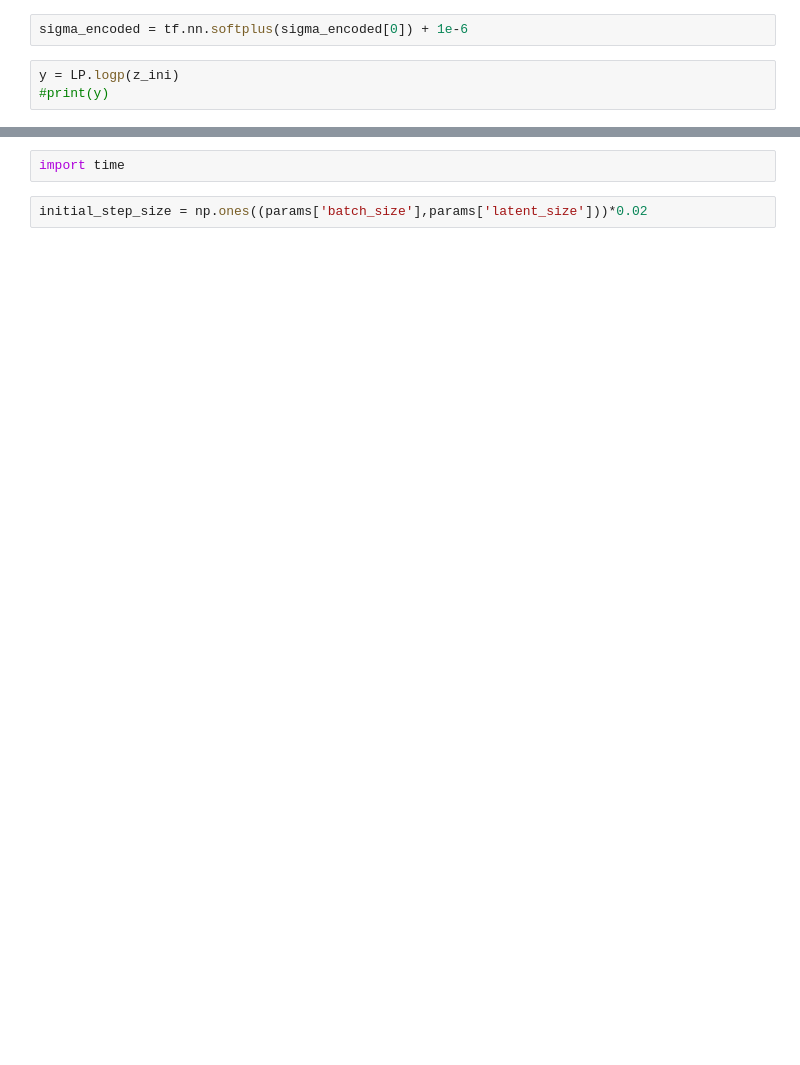
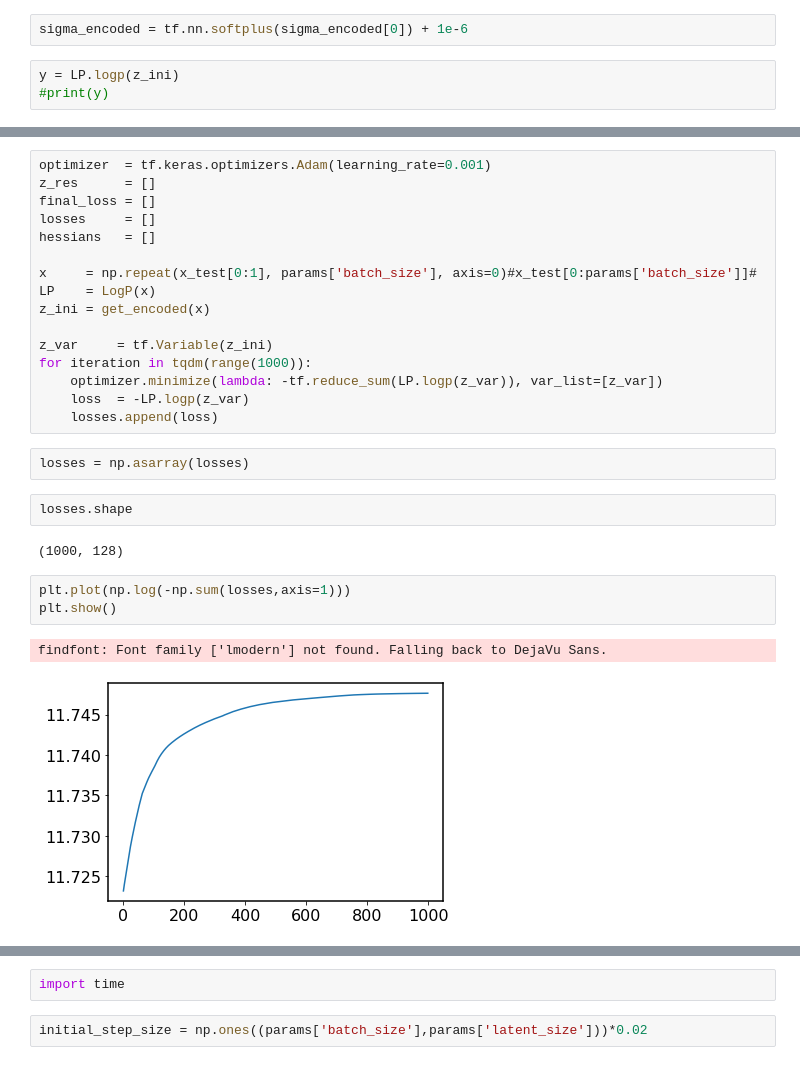
Before and after one commit to VMBoehm/PAE, a Jupyter notebook: notebooks/tf2/FMNIST_sampler-VAE.ipynb, the cells around one changed output, grey strips where cells are left out. Saved outputs shown, nothing was run; the diff lists cells and outputs as text; blank space fills up the shorter version.

```diff
--- a/notebooks/tf2/FMNIST_sampler-VAE.ipynb
+++ b/notebooks/tf2/FMNIST_sampler-VAE.ipynb
@@ -185,0 +190,28 @@ tf.Tensor(
+# %%
+optimizer  = tf.keras.optimizers.Adam(learning_rate=0.001)
+z_res      = []
+final_loss = []
+losses     = []
+hessians   = []
+
+x     = np.repeat(x_test[0:1], params['batch_size'], axis=0)#x_test[0:params['batch_size']]#
+LP    = LogP(x)
+z_ini = get_encoded(x)
+
+z_var     = tf.Variable(z_ini)
+for iteration in tqdm(range(1000)):
+    optimizer.minimize(lambda: -tf.reduce_sum(LP.logp(z_var)), var_list=[z_var])
+    loss  = -LP.logp(z_var)
+    losses.append(loss)
+# %%
+losses = np.asarray(losses)
+# %%
+losses.shape
+# %% [output]
+(1000, 128)
+# %%
+plt.plot(np.log(-np.sum(losses,axis=1)))
+plt.show()
+# %% [output]
+findfont: Font family ['lmodern'] not found. Falling back to DejaVu Sans.
+[figure, added]
```
Also changed, not shown: parts of 10 cells of this notebook, 4 other files.
